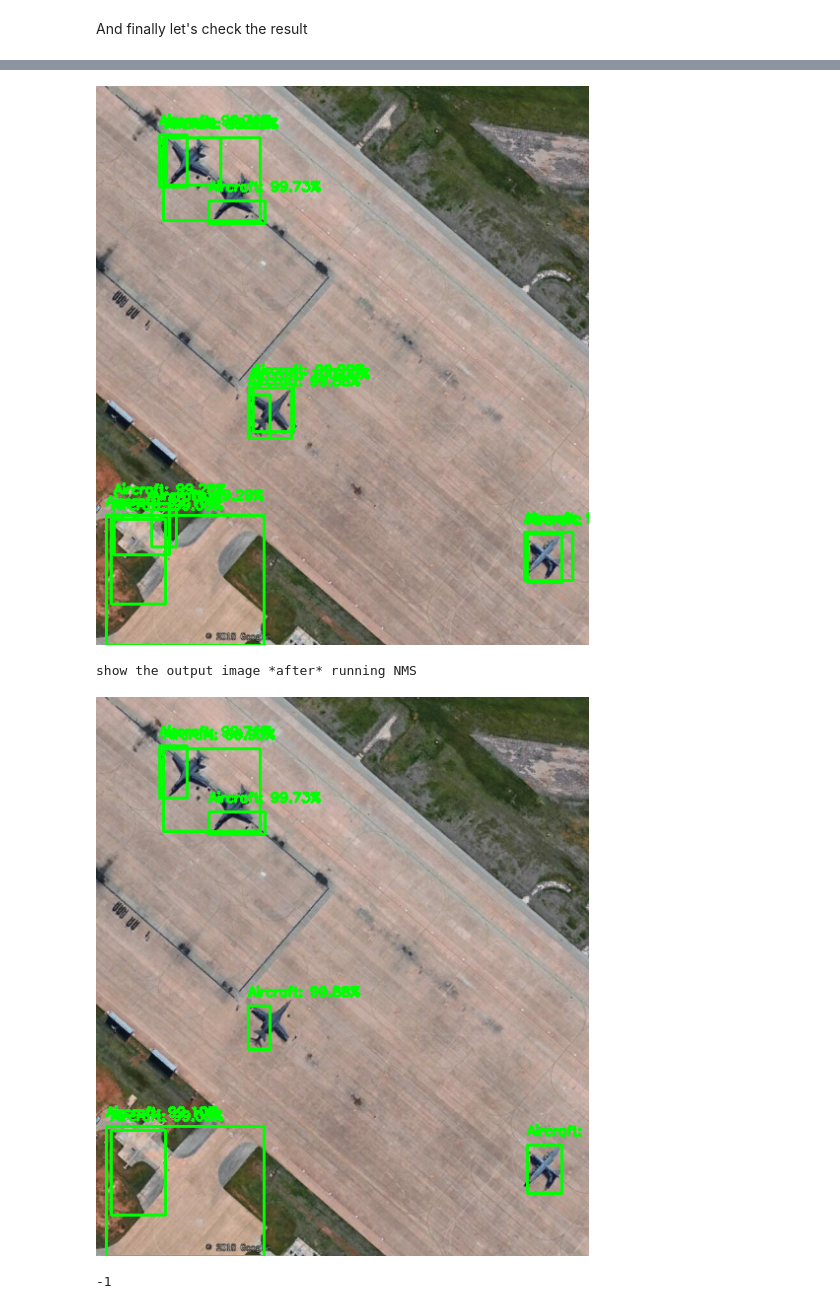
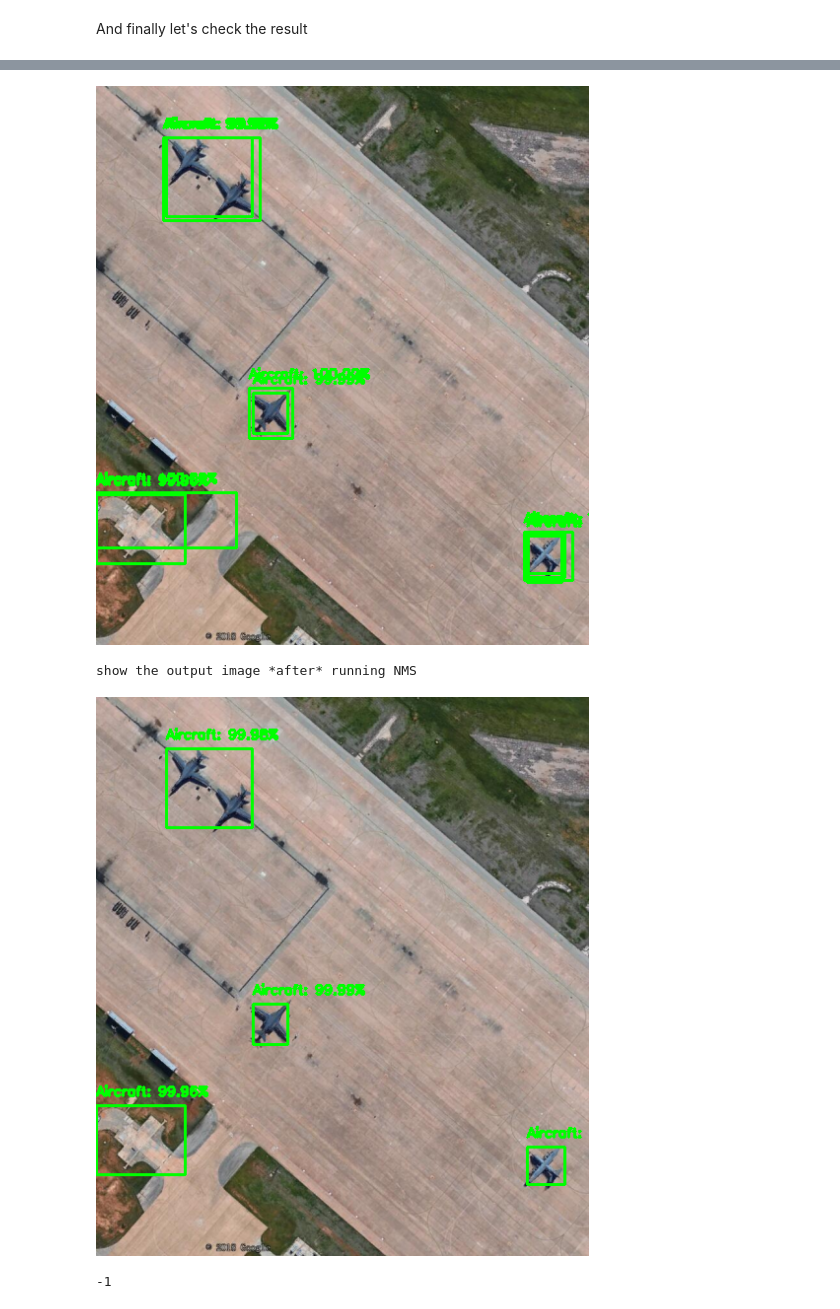
Before and after one commit to MarianPetlovanyi/Vakoms_technical_task, a Jupyter notebook: vakoms_technical_task/notebooks/colab/train_model_2.ipynb, the cells around one changed output, grey strips where cells are left out. Saved outputs shown, nothing was run; the diff lists cells and outputs as text; code cells hidden in the pictures.

```diff
--- a/vakoms_technical_task/notebooks/colab/train_model_2.ipynb
+++ b/vakoms_technical_task/notebooks/colab/train_model_2.ipynb
@@ -63,7 +65,7 @@ else:
   N_SAMPLES = 1000
   LR = 1e-3
   BATCH_SIZE = 32
-  EPOCHS = 50
+  EPOCHS = 10
 # %% [output]
 No yaml config found
 # %% [markdown]
@@ -198,7 +200,7 @@ for (i, imagePath) in enumerate(imagePaths):
   for o in soup.find_all("object"):
 
     label = o.find("name").string
-    if label in class_image_counts and class_image_counts[label] >= 500:
+    if label in class_image_counts and class_image_counts[label] >= 100:
         switch = True
         continue
     xMin = int(o.find("xmin").string)
@@ -509,7 +538,7 @@ print("[INFO] loading model and label binarizer...")
 model = load_model(MODEL_PATH)
 lb = pickle.loads(open(ENCODER_PATH, "rb").read())
 
-MIN_PROBA = 0.01
+MIN_PROBA = 0.001
 
 image = cv2.imread('/content/military-aircraft-recognition-dataset/JPEGImages/2.jpg', cv2.IMREAD_COLOR)
 image = imutils.resize(image, width=500)
@@ -594,6 +623,6 @@ cv2.waitKey(0)
 [INFO] applying NMS...
 show the output after *before* running NMS
-[figure, old version]
+[figure, new version]
 show the output image *after* running NMS
-[figure, old version]
+[figure, new version]
 -1
```
Also changed, not shown: parts of 12 cells of this notebook.
